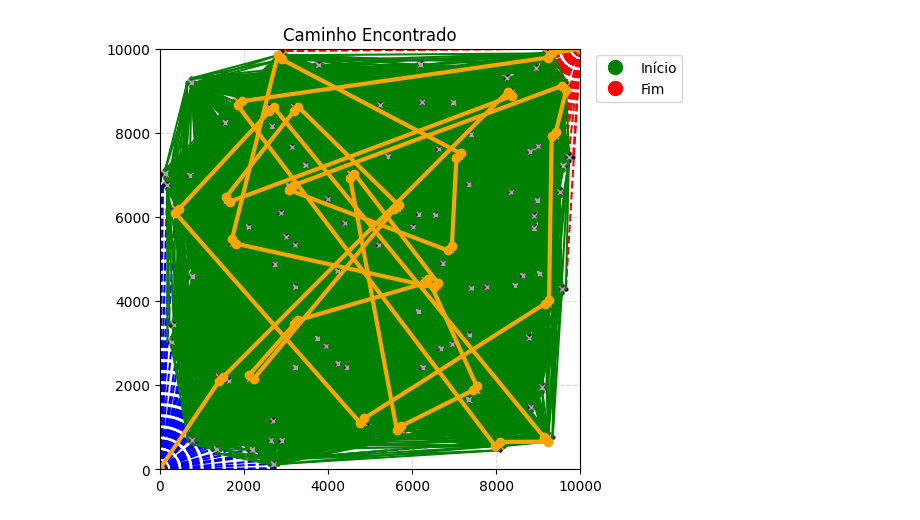
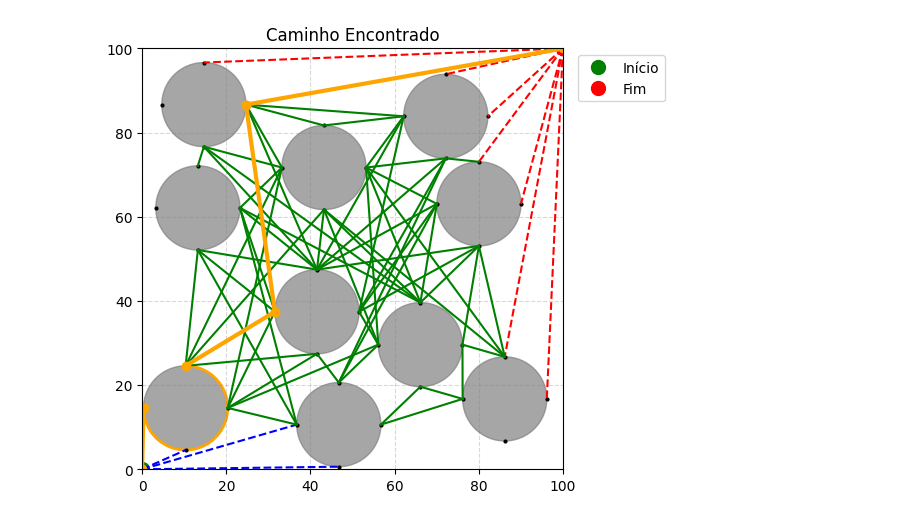
Before and after one commit to EmillySatiro/Sistemas-inteligentes, a Jupyter notebook: Trabalho_1/jonas_cod.ipynb, the cells around one changed output. Saved outputs shown, nothing was run; the diff lists cells and outputs as text; code cells hidden in the pictures.

```diff
--- a/Trabalho_1/jonas_cod.ipynb
+++ b/Trabalho_1/jonas_cod.ipynb
@@ -8,9 +8,9 @@ import numpy as np
 %matplotlib inline
 # %%
 # Parametros
-TAMANHO_DO_PLANO = 10000
-QUANT_OBSTACULOS = 100
-RAIO = 100
+TAMANHO_DO_PLANO = 100
+QUANT_OBSTACULOS = 10
+RAIO = 10
 
 PONTO_INICIO = (0,0)
 PONTO_FIM = (TAMANHO_DO_PLANO,TAMANHO_DO_PLANO)
@@ -311,20 +306,25 @@ for obstaculo in mapa_obstaculos:
             # Adiciona conexão bidirecional
             if ponto_a in dict_caminhos:
                 dict_caminhos[ponto_a].append(ponto_b)
-            if ponto_b in dict_caminhos:
-                dict_caminhos[ponto_b].append(ponto_a)
 
 # Processa arestas globais (conexões com PONTO_INICIO e PONTO_FIM)
 for aresta in arestas_globais:
     ponto_a, ponto_b = aresta[0], aresta[1]
     # Adiciona conexão bidirecional
-    if ponto_a in dict_caminhos and ponto_b in dict_caminhos:
+    if ponto_a in dict_caminhos and ponto_b in dict_caminhos and ponto_a == PONTO_INICIO:
         dict_caminhos[ponto_a].append(ponto_b)
+    elif ponto_a in dict_caminhos and ponto_b in dict_caminhos and ponto_a == PONTO_FIM:
         dict_caminhos[ponto_b].append(ponto_a)
 # %%
+# for (cima, baixo, esq, dir) in posicoes_centroides:
+#     retas.append((cima, esq))
+#     retas.append((cima, dir))
+#     retas.append((baixo, esq))
+#     retas.append((baixo, dir))
+
 for obstaculo in mapa_obstaculos:
     ponto_cima,ponto_baixo,ponto_direito,ponto_esquerdo = obstaculo[1]
-    dict_caminhos[ponto_direito].append(ponto_cima)
     dict_caminhos[ponto_cima].append(ponto_esquerdo)
-    dict_caminhos[ponto_esquerdo].append(ponto_baixo)
+    dict_caminhos[ponto_cima].append(ponto_direito)
+    dict_caminhos[ponto_baixo].append(ponto_esquerdo)
     dict_caminhos[ponto_baixo].append(ponto_direito)
@@ -412,34 +381,34 @@ fig, ax = inicializar_plot()
 
 # Plota obstáculos e arestas
 for obstaculo in mapa_obstaculos:
     circulo = plt.Circle(obstaculo[0], RAIO, color="gray", alpha=0.7)
     for ponto in obstaculo[1]:
         ax.plot(ponto[0], ponto[1], 'o', markersize=2, color="black")
     ax.add_patch(circulo)
 plotar_arestas(ax)
 
 # Plota o caminho encontrado
 if caminho_encontrado:
-    for i in range(len(caminho_encontrado) - 1):
-        ponto1 = caminho_encontrado[i]
-        ponto2 = caminho_encontrado[i + 1]
+    for i in range(len(pilha) - 1):
+        ponto1 = pilha[i]
+        ponto2 = pilha[i + 1]
 
         mesmo_centro, centroid = ponto_mesmo_centroide(ponto1, ponto2)
         # print(mesmo_centro, centroid)
         if mesmo_centro:
             # Desenha arco entre pontos do mesmo obstáculo
             angulo1 = np.degrees(np.arctan2(ponto1[1] - centroid[1], ponto1[0] - centroid[0]))
             angulo2 = np.degrees(np.arctan2(ponto2[1] - centroid[1], ponto2[0] - centroid[0]))
             arco = Arc(centroid, width=2*RAIO, height=2*RAIO, theta1=angulo1, theta2=angulo2, color="orange", linewidth=2)
             ax.add_patch(arco)
         else:
             # Desenha linha reta entre pontos
             ax.plot([ponto1[0], ponto2[0]], [ponto1[1], ponto2[1]],
                    color='orange', linewidth=3, marker='o')
 
     ax.legend(loc='upper left', bbox_to_anchor=(1.02, 1.0), frameon=True)
 
 plt.title('Caminho Encontrado')
 plt.show()
 # %% [output]
-[figure, old version]
+[figure, new version]
```
Also changed, not shown: parts of 7 cells of this notebook, 2 other files.
